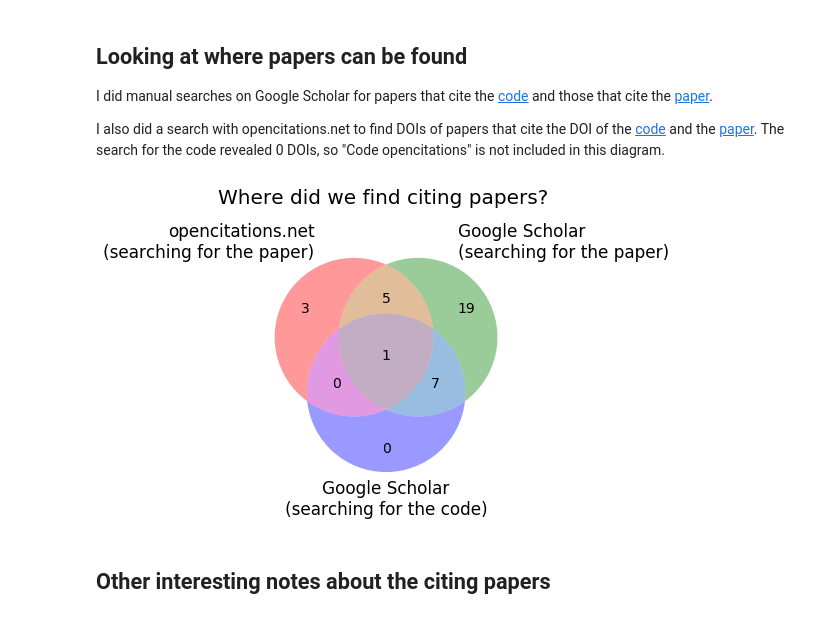
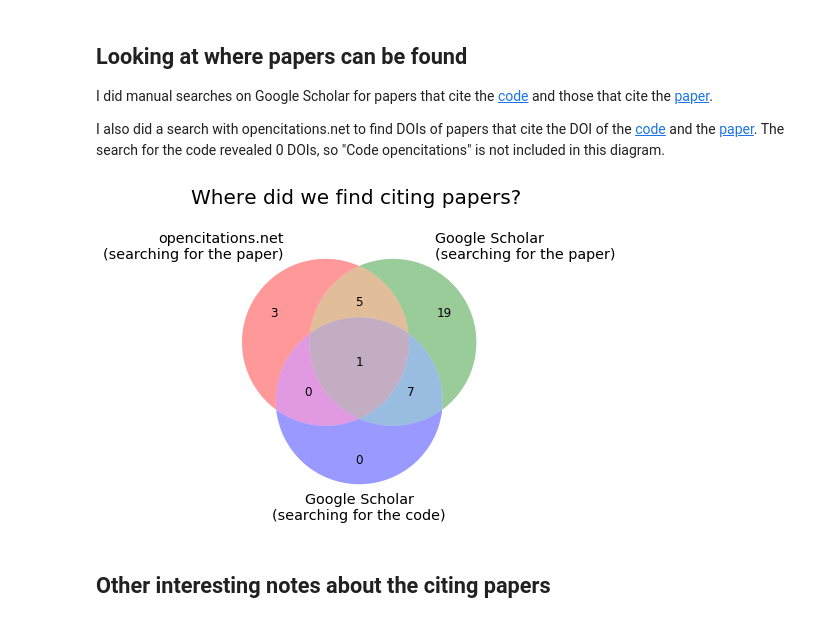
Before and after one commit to koudyk/cleanBibImpact, a Jupyter notebook: src/visualization/visualize_manual_data.ipynb, the cells around one changed output. Saved outputs shown, nothing was run; the diff lists cells and outputs as text; code cells hidden in the pictures.

```diff
--- a/src/visualization/visualize_manual_data.ipynb
+++ b/src/visualization/visualize_manual_data.ipynb
@@ -64,21 +62,21 @@ I did manual searches on Google Scholar for papers that cite the [code](https://
 I also did a search with opencitations.net to find DOIs of papers that cite the DOI of the [code](https://opencitations.net/index/coci/api/v1/citations/10.5281/zenodo.3672109) and the [paper](https://opencitations.net/index/coci/api/v1/citations/10.1101/2020.01.03.894378).
 The search for the code revealed 0 DOIs, so "Code opencitations" is not included in this diagram.
 # %%
-plt.figure(figsize=(9,5))
-matplotlib.rc('font', **{'size': 14})
+plt.figure(figsize=(9, 5))
+matplotlib.rc("font", **{"size": 12})
 
-cols = ['paper_opencitations',
- 'paper_googlescholar',
- 'code_googlescholar']
-labels = ['opencitations.net\n(searching for the paper)',
-          'Google Scholar\n(searching for the paper)',
-          'Google Scholar\n(searching for the code)']
+cols = ["paper_opencitations", "paper_googlescholar", "code_googlescholar"]
+labels = [
+    "opencitations.net\n(searching for the paper)",
+    "Google Scholar\n(searching for the paper)",
+    "Google Scholar\n(searching for the code)",
+]
 venn_of_df(df[cols], labels=labels)
-plt.title('Where did we find citing papers? \n', fontsize=20)
+plt.title("Where did we find citing papers? \n", fontsize=20)
 plt.tight_layout()
-plt.savefig('../../reports/figures/venn_diagram_sources.png')
+plt.savefig("../../reports/figures/venn_diagram_sources.png")
 # %% [output]
-[figure, old version]
+[figure, new version]
 # %% [markdown]
 ## Other interesting notes about the citing papers
 # %%
```
Also changed, not shown: parts of 14 cells of this notebook, 11 other files.
